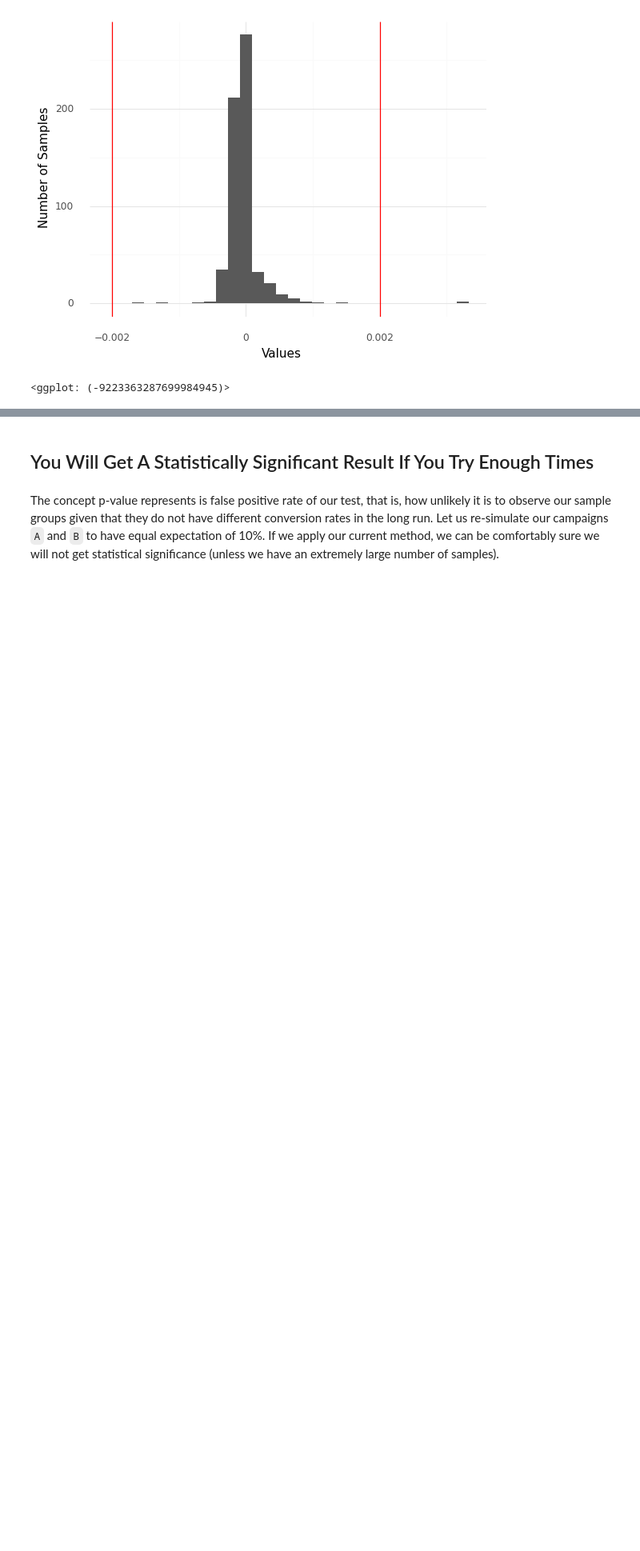
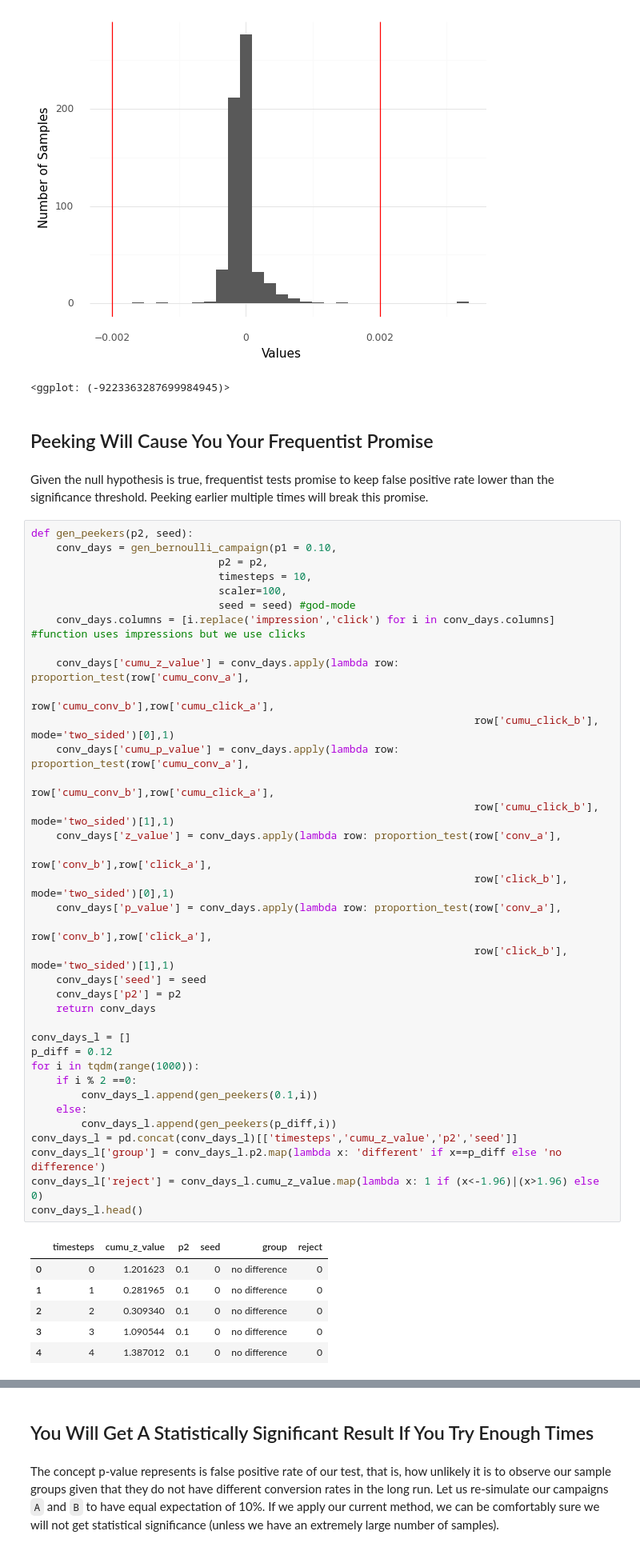
Before and after one commit to cstorm125/abtestoo, a Jupyter notebook: notebooks/frequentist.ipynb, the cells around one changed output, grey strips where cells are left out. Shown at 80% size. Saved outputs shown, nothing was run; the diff lists cells and outputs as text; blank space fills up the shorter version.

Commit message:
add peeking to frequentist.ipynb

```diff
--- a/notebooks/frequentist.ipynb
+++ b/notebooks/frequentist.ipynb
@@ -688,3 +689,50 @@ g
 # %% [output]
 [figure]
 <ggplot: (-9223363287699984945)>
+# %% [markdown]
+## Peeking Will Cause You Your Frequentist Promise
+# %% [markdown]
+Given the null hypothesis is true, frequentist tests promise to keep false positive rate lower than the significance threshold. Peeking earlier multiple times will break this promise.
+# %%
+def gen_peekers(p2, seed):
+    conv_days = gen_bernoulli_campaign(p1 = 0.10,
+                              p2 = p2,
+                              timesteps = 10,
+                              scaler=100,
+                              seed = seed) #god-mode
+    conv_days.columns = [i.replace('impression','click') for i in conv_days.columns] #function uses impressions but we use clicks
+
+    conv_days['cumu_z_value'] = conv_days.apply(lambda row: proportion_test(row['cumu_conv_a'],
+                                                                       row['cumu_conv_b'],row['cumu_click_a'],
+                                                                       row['cumu_click_b'], mode='two_sided')[0],1)
+    conv_days['cumu_p_value'] = conv_days.apply(lambda row: proportion_test(row['cumu_conv_a'],
+                                                                       row['cumu_conv_b'],row['cumu_click_a'],
+                                                                       row['cumu_click_b'], mode='two_sided')[1],1)
+    conv_days['z_value'] = conv_days.apply(lambda row: proportion_test(row['conv_a'],
+                                                                       row['conv_b'],row['click_a'],
+                                                                       row['click_b'], mode='two_sided')[0],1)
+    conv_days['p_value'] = conv_days.apply(lambda row: proportion_test(row['conv_a'],
+                                                                       row['conv_b'],row['click_a'],
+                                                                       row['click_b'], mode='two_sided')[1],1)
+    conv_days['seed'] = seed
+    conv_days['p2'] = p2
+    return conv_days
+
+conv_days_l = []
+p_diff = 0.12
+for i in tqdm(range(1000)):
+    if i % 2 ==0:
+        conv_days_l.append(gen_peekers(0.1,i))
+    else:
+        conv_days_l.append(gen_peekers(p_diff,i))
+conv_days_l = pd.concat(conv_days_l)[['timesteps','cumu_z_value','p2','seed']]
+conv_days_l['group'] = conv_days_l.p2.map(lambda x: 'different' if x==p_diff else 'no difference')
+conv_days_l['reject'] = conv_days_l.cumu_z_value.map(lambda x: 1 if (x<-1.96)|(x>1.96) else 0)
+conv_days_l.head()
+# %% [output]
+|  | timesteps | cumu_z_value | p2 | seed | group | reject |
+| 0 | 0 | 1.201623 | 0.1 | 0 | no difference | 0 |
+| 1 | 1 | 0.281965 | 0.1 | 0 | no difference | 0 |
+| 2 | 2 | 0.309340 | 0.1 | 0 | no difference | 0 |
+| 3 | 3 | 1.090544 | 0.1 | 0 | no difference | 0 |
+| 4 | 4 | 1.387012 | 0.1 | 0 | no difference | 0 |
```
Also changed, not shown: parts of 4 cells of this notebook.
